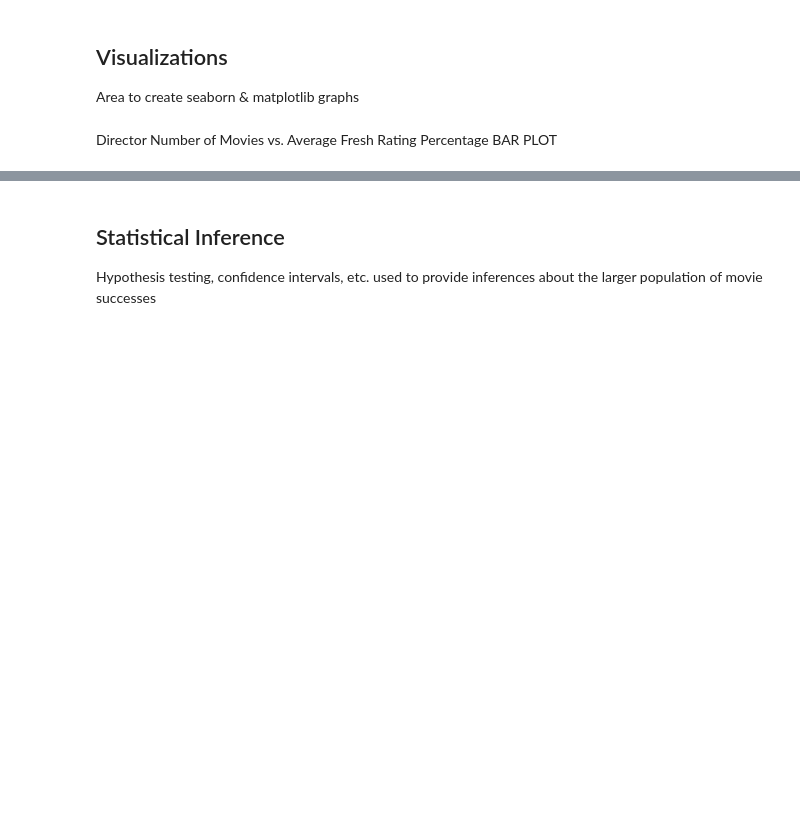
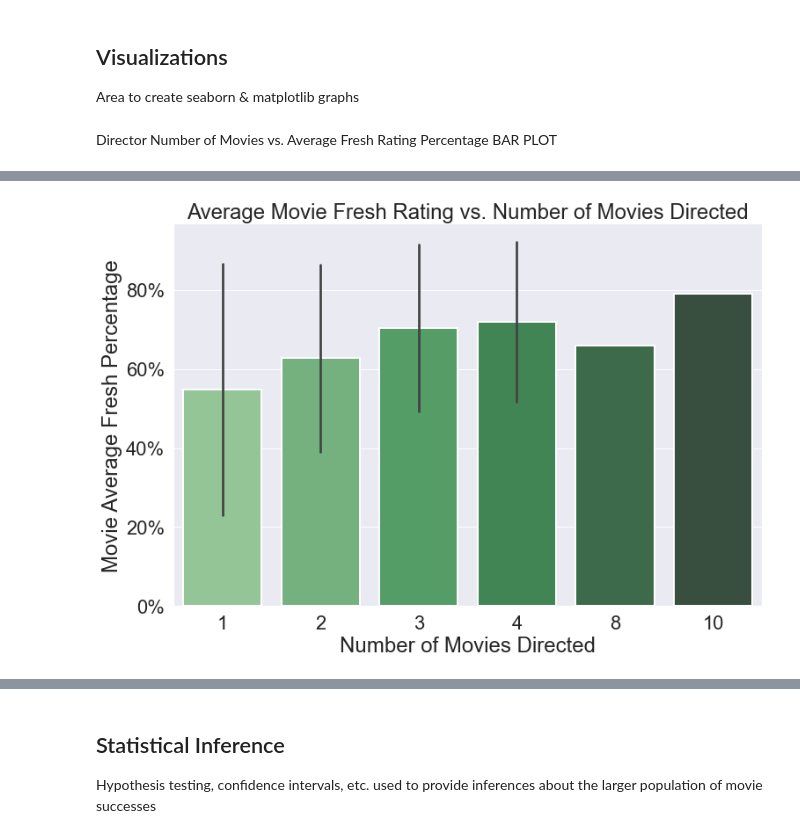
Before and after one commit to Brandon-Meyer0/git-dat-money, a Jupyter notebook: Capstone Group 1A.ipynb, the cells around one changed output, grey strips where cells are left out. Drawn from its saved outputs; the diff is of its cells as text; code cells hidden in the pictures; blank space fills up the shorter version.

```diff
--- a/Capstone Group 1A.ipynb
+++ b/Capstone Group 1A.ipynb
@@ -914,0 +938,28 @@ plt.show()
+# %%
+#Increase / customize figure size
+plt.figure(figsize=(12,8))
+
+#Change theme color and increase font size
+sns.set_theme(style='darkgrid', font_scale=2)
+
+#Create a barplot
+ax = sns.barplot(data=dir_eval,
+                x='num_movies',
+                y='avg_fresh_pct',
+                ci='sd',
+                linewidth=2,
+                palette="Greens_d")
+
+#Set the labels and title for graph
+ax.set(xlabel='Number of Movies Directed',
+       ylabel='Movie Average Fresh Percentage',
+       title='Average Movie Fresh Rating vs. Number of Movies Directed')
+
+#Format y-axis ticks to be in percentage format instead of decimal
+yvalues = ['{:,.0f}'.format(x) + '%' for x in ax.get_yticks() * 100]
+ax.set_yticklabels(yvalues)
+
+#Only return plot to console
+plt.show()
+# %% [output]
+[figure, added]
```
Also changed, not shown: parts of 12 cells of this notebook.
